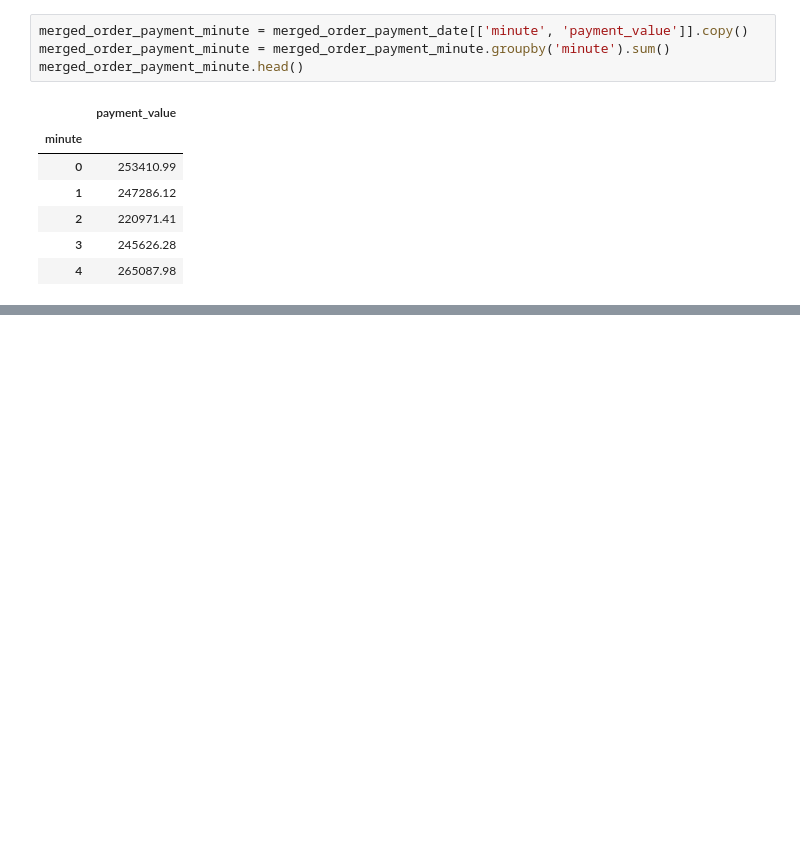
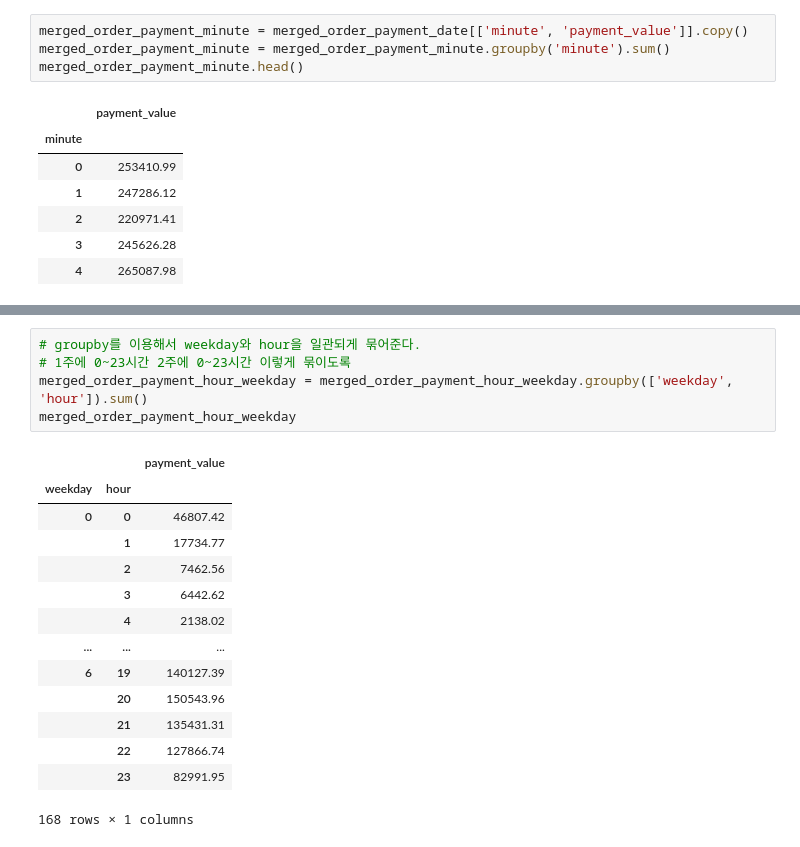
Before and after one commit to jhryu1208/Python_DataAnalysis_Pandas, a Jupyter notebook: Pandas/Brazilian_Ecommerce_EDA/BEE4.ipynb, the cells around one changed output, grey strips where cells are left out. Cells and saved outputs as stored; diff of their text form; blank space fills up the shorter version.

```diff
--- a/Pandas/Brazilian_Ecommerce_EDA/BEE4.ipynb
+++ b/Pandas/Brazilian_Ecommerce_EDA/BEE4.ipynb
@@ -429,0 +452,20 @@ merged_order_payment_minute.iplot(kind='bar', theme='white')
+# %%
+# groupby를 이용해서 weekday와 hour을 일관되게 묶어준다.
+# 1주에 0~23시간 2주에 0~23시간 이렇게 묶이도록
+merged_order_payment_hour_weekday = merged_order_payment_hour_weekday.groupby(['weekday', 'hour']).sum()
+merged_order_payment_hour_weekday
+# %% [output]
+|  |  | payment_value |
+| weekday | hour |  |
+| 0 | 0 | 46807.42 |
+|  | 1 | 17734.77 |
+|  | 2 | 7462.56 |
+|  | 3 | 6442.62 |
+|  | 4 | 2138.02 |
+| ... | ... | ... |
+| 6 | 19 | 140127.39 |
+|  | 20 | 150543.96 |
+|  | 21 | 135431.31 |
+|  | 22 | 127866.74 |
+|  | 23 | 82991.95 |
+168 rows × 1 columns
```
Also changed, not shown: parts of 12 cells of this notebook.
